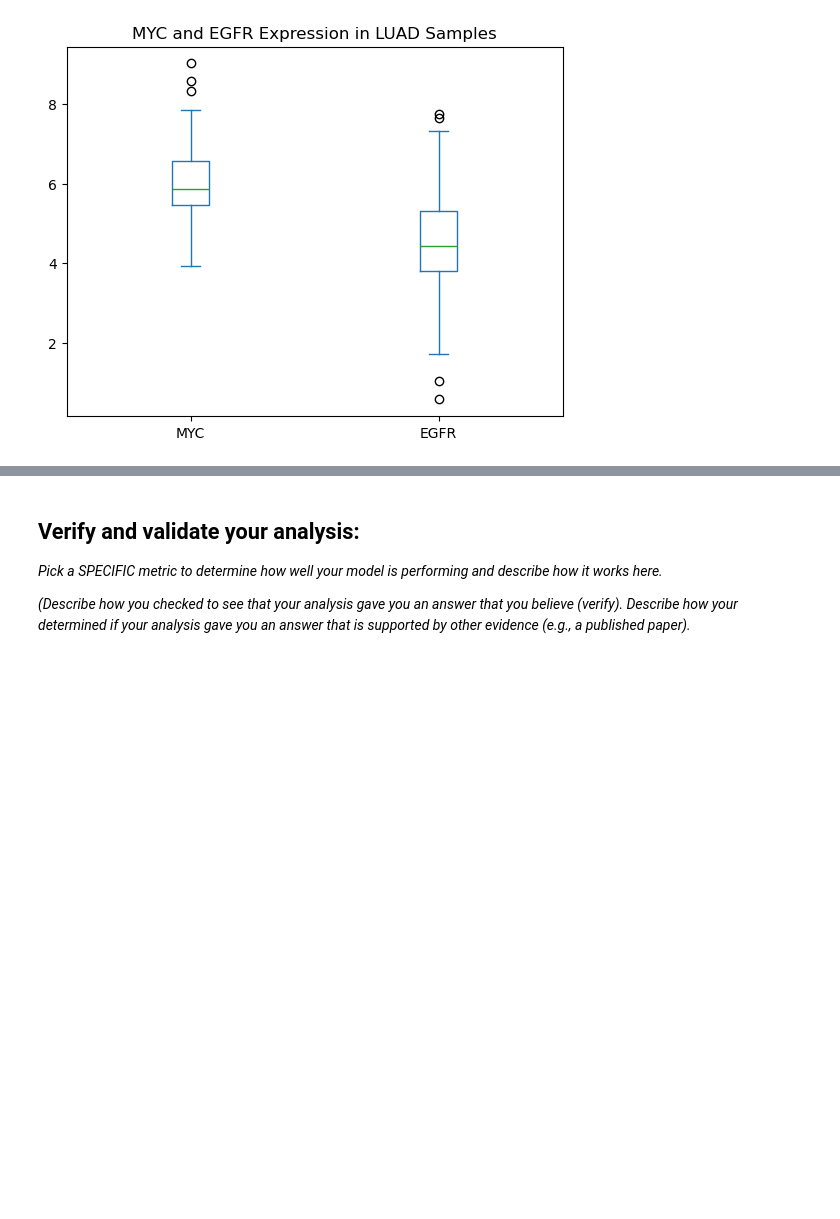
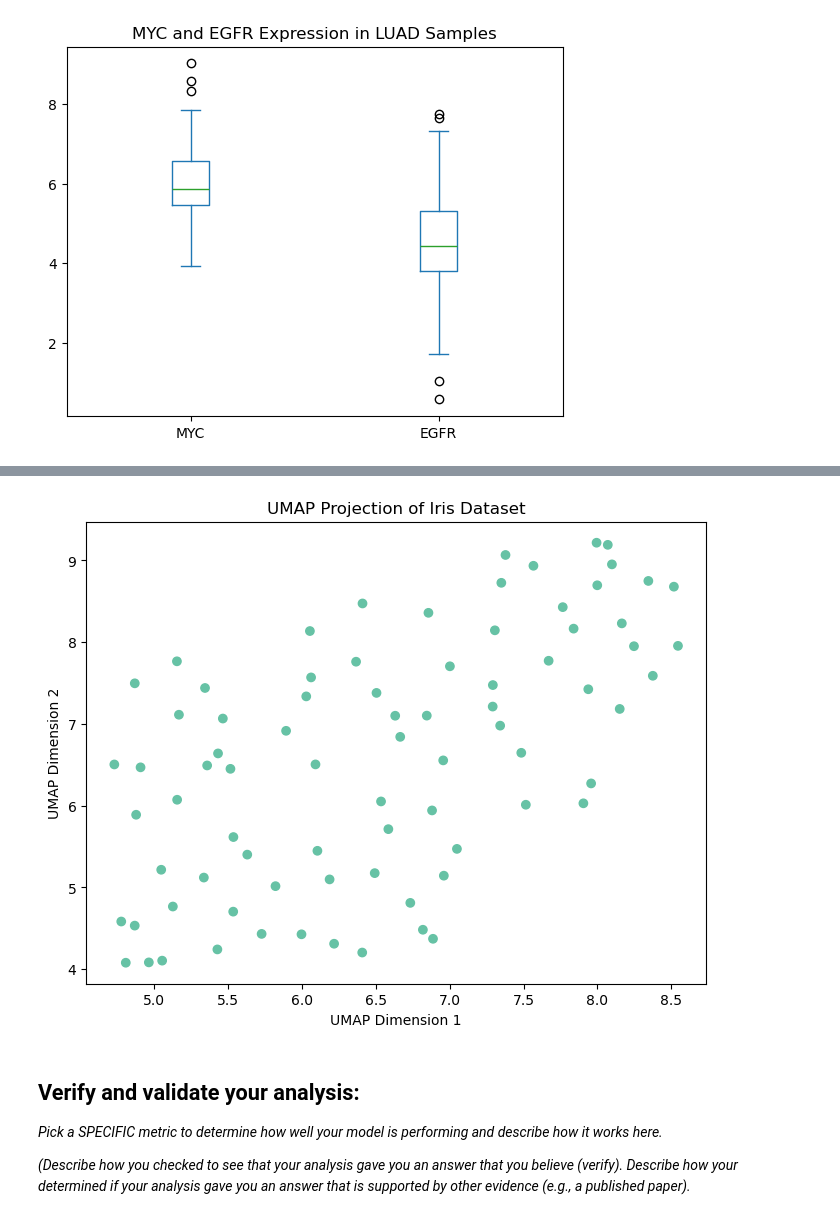
Before and after one commit to smgroves/Module-4-Cancer, a Jupyter notebook: code/Module 4 Template.ipynb, the cells around one changed output, grey strips where cells are left out. Saved outputs shown, nothing was run; the diff lists cells and outputs as text; code cells hidden in the pictures; blank space fills up the shorter version.

```diff
--- a/code/Module 4 Template.ipynb
+++ b/code/Module 4 Template.ipynb
@@ -285,3 +326,21 @@ plt.show()
+# %%
+from sklearn.preprocessing import StandardScaler
+import umap
+
+scaled_data = StandardScaler().fit_transform(X)
+
+reducer = umap.UMAP()
+X_umap = reducer.fit_transform(scaled_data)
+y_dbscan = dbscan.fit_predict(X_umap)
+
+plt.figure(figsize=(8, 6))
+plt.scatter(X_umap[:, 0], X_umap[:, 1], c=y_dbscan, cmap="Set2")
+plt.xlabel("UMAP Dimension 1")
+plt.ylabel("UMAP Dimension 2")
+plt.title("UMAP Projection of Iris Dataset")
+plt.show()
+# %% [output]
+[figure, added]
 # %% [markdown]
 ## Verify and validate your analysis:
 *Pick a SPECIFIC metric to determine how well your model is performing and describe how it works here.*
```
Also changed, not shown: parts of 2 cells of this notebook.
